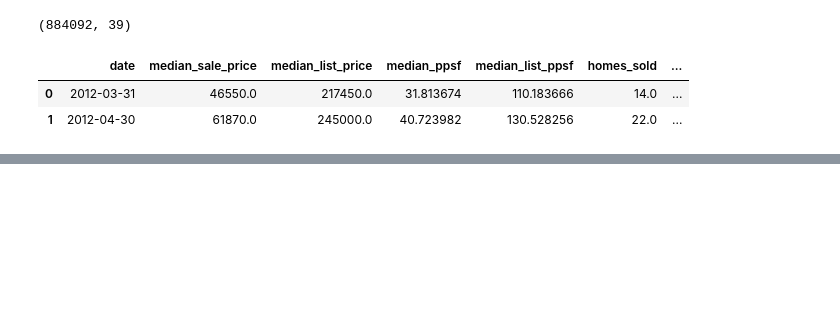
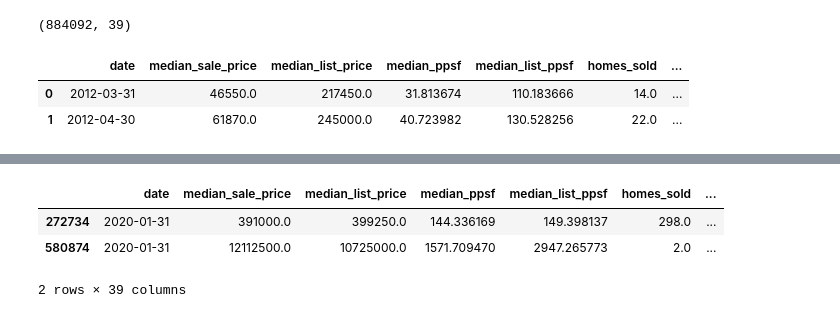
Before and after one commit to Aramys21/House-price-prediction, a Jupyter notebook: notebooks/00_data_split.ipynb, the cells around one changed output, grey strips where cells are left out. Drawn from its saved outputs; the diff is of its cells as text; code cells hidden in the pictures; blank space fills up the shorter version.

```diff
--- a/notebooks/00_data_split.ipynb
+++ b/notebooks/00_data_split.ipynb
@@ -17,0 +89,7 @@ df.head(2)
+# %%
+eval_df.head(2)
+# %% [output]
+|  | date | median_sale_price | median_list_price | median_ppsf | median_list_ppsf | homes_sold | ... |
+| 272734 | 2020-01-31 | 391000.0 | 399250.0 | 144.336169 | 149.398137 | 298.0 | ... |
+| 580874 | 2020-01-31 | 12112500.0 | 10725000.0 | 1571.709470 | 2947.265773 | 2.0 | ... |
+2 rows × 39 columns
```
Also changed, not shown: parts of 8 cells of this notebook.
